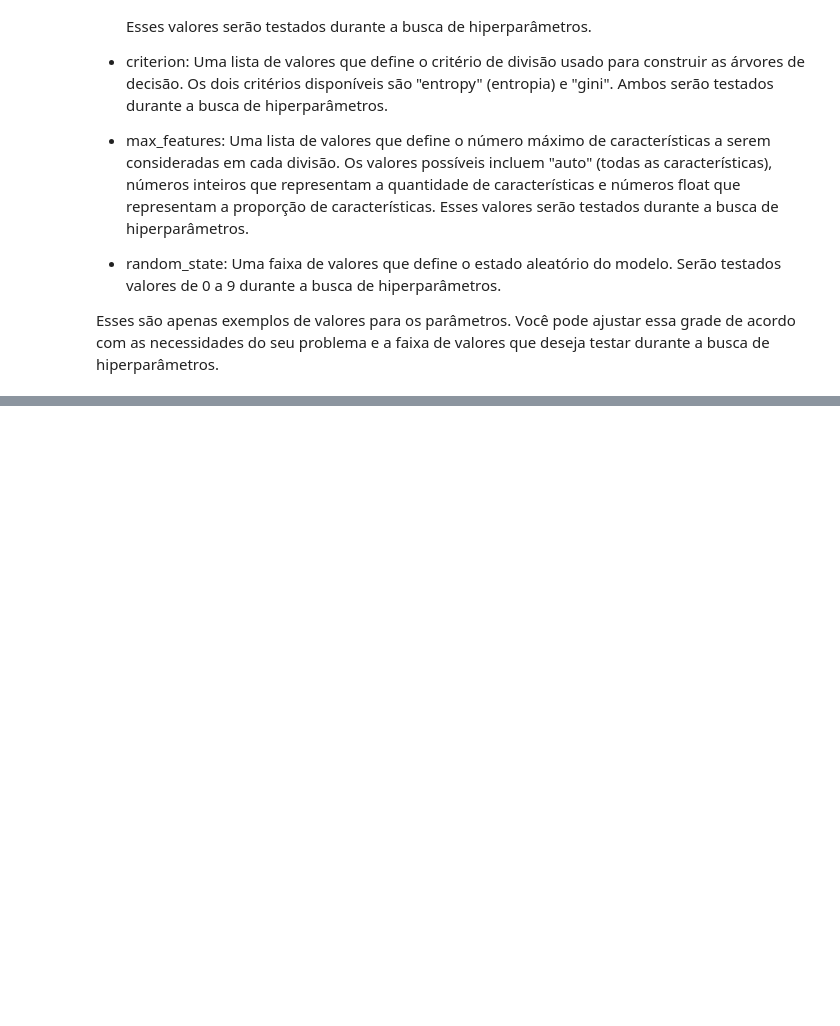
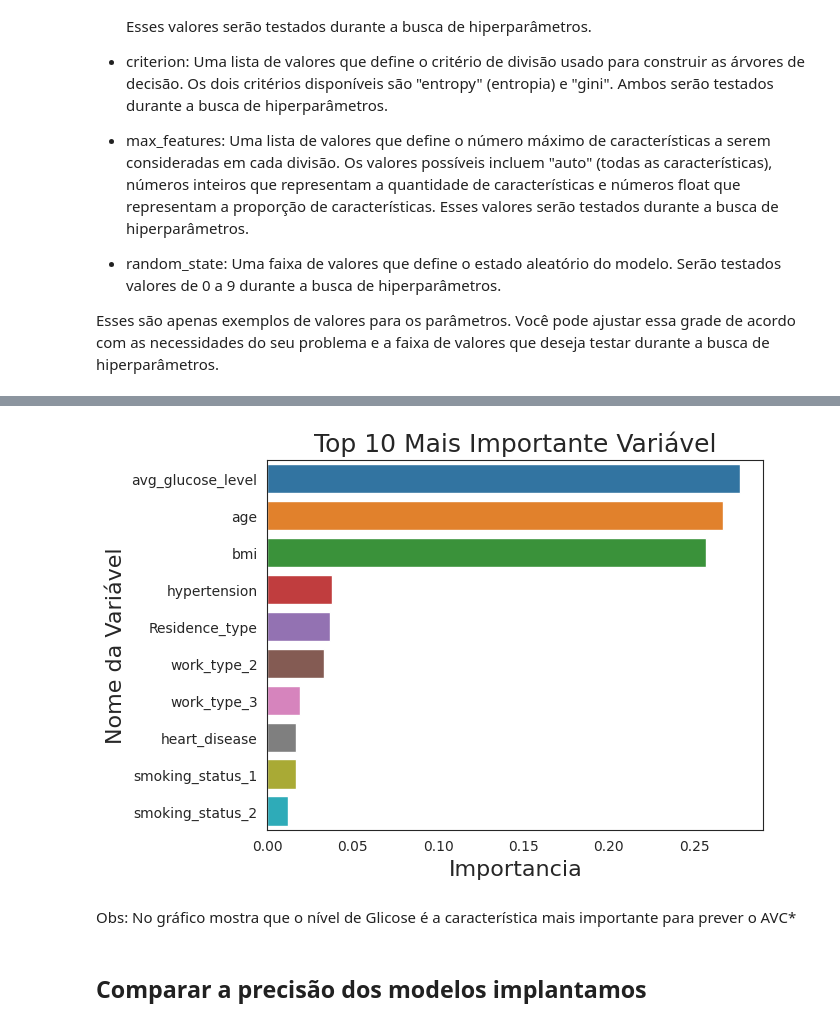
Before and after one commit to Leo-alves2/Acidente_Vascular-Cerebral, a Jupyter notebook: Analise.ipynb, the cells around one changed output, grey strips where cells are left out. Drawn from its saved outputs; the diff is of its cells as text; code cells hidden in the pictures; blank space fills up the shorter version.

```diff
--- a/Analise.ipynb
+++ b/Analise.ipynb
@@ -1692,0 +2159,8 @@ else:
+# %%
+feature_imp_df = pd.DataFrame({
+    'Feature Name': x_train.columns,
+    'Importance': dt.feature_importances_
+})
+
+sorted_feature_imp = feature_imp_df.sort_values(by='Importance', ascending=False)
+top10_feature_imp = sorted_feature_imp.head(10)
@@ -1692,0 +2184,14 @@ else:
+# %%
+# Visualizar a importância de cada variável
+
+sns.barplot(data=top10_feature_imp, x='Importance', y='Feature Name')
+plt.title('Top 10 Mais Importante Variável', fontsize=18)
+plt.xlabel('Importancia', fontsize=16)
+plt.ylabel('Nome da Variável', fontsize=16)
+plt.show();
+# %% [output]
+[figure, added]
+# %% [markdown]
+Obs: No gráfico mostra que o nível de Glicose é a característica mais importante para prever o AVC*
+# %% [markdown]
+## Comparar a precisão dos modelos implantamos
```
Also changed, not shown: parts of 227 cells of this notebook.
